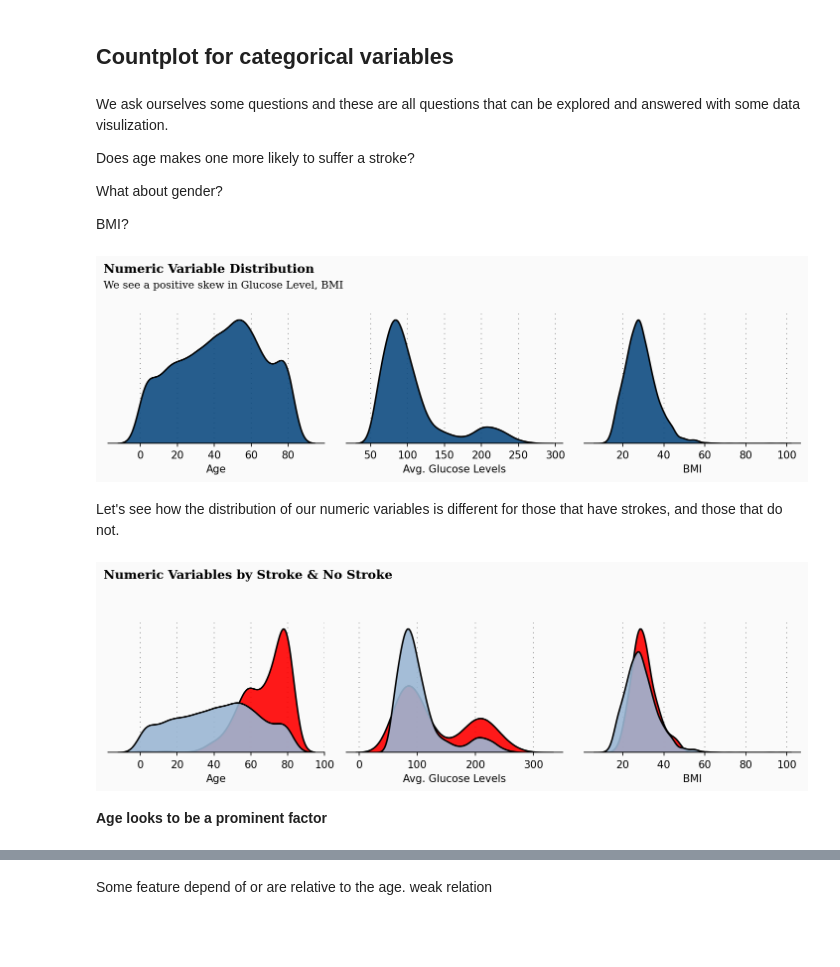
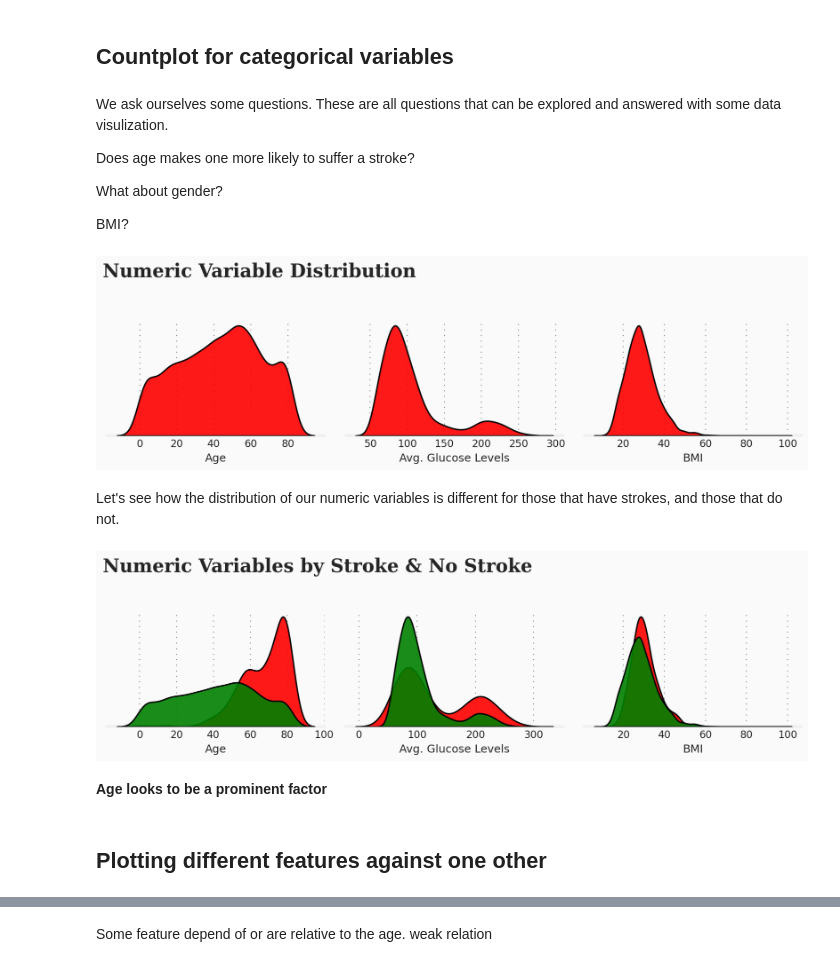
Before and after one commit to sgso-free/proyect-4geeks-grupo6, a Jupyter notebook: src/explorer.ipynb, the cells around one changed output, grey strips where cells are left out. Saved outputs shown, nothing was run; the diff lists cells and outputs as text; code cells hidden in the pictures; blank space fills up the shorter version.

```diff
--- a/src/explore.ipynb
+++ b/src/explorer.ipynb
@@ -123,0 +131,3 @@ from collections import Counter
+# %%
+sns.set(rc={'figure.figsize': (10, 5)})
+plt.style.use('fivethirtyeight')
@@ -372,4 +404,4 @@ Name: stroke, dtype: int64
 # %%
-df_raw = df_filter_age35.copy()
+#df_raw = df_filter_age35.copy()
 # %%
 df_raw['stroke'].value_counts()
@@ -445,9 +488,9 @@ Mostramos el paso a paso.
 # %%
 # Same labels as yours
-labels = ['35 - 44.9', '45 - 54.9', '55 - 64.9', '65 - +']
+labels = ['<34','35 - 44.9', '45 - 54.9', '55 - 64.9', '65 - +']
 
 # Define the edges between bins
-bins = [35, 45, 55, 65, np.inf]
+bins = [0,35, 45, 55, 65, np.inf]
 
 # pd.cut each column, with each bin closed on left and open on right
 df_raw['age_bins'] = pd.cut(df_raw['age'], bins=bins, labels=labels, right=False)
@@ -535,15 +570,0 @@ df_raw.sample(10)
-# %%
-df_raw['age']=df_raw['age'].astype(int)
-
-# Encoding the 'Sex' column
-df_raw['gender'] = df_raw['gender'].apply(lambda x: 1 if x == 'Male' else 0)
-df_raw['gender'].astype(int)
-
-# Encoding the 'Residence_type' column
-df_raw['Residence_type'] = df_raw['Residence_type'].apply(lambda x: 1 if x == 'Urban' else 0)
-
-# Encoding the 'Residence_type' column
-df_raw['ever_married'] = df_raw['ever_married'].apply(lambda x: 1 if x == 'Yes' else 0)
-
-# Encoding the 'Embarked' column
-df_raw['work_type'] = df_raw['work_type'].map({'Private' : 0, 'Self-employed': 1, 'children': 2 , 'Govt_job':3, 'Never_worked':4})
@@ -618,7 +592,7 @@ df_raw.sample(20)
 # %% [markdown]
 ## Countplot for categorical variables
 # %% [markdown]
-We ask ourselves some questions and these are all questions that can be explored and answered with some data visulization.
+We ask ourselves some questions. These are all questions that can be explored and answered with some data visulization.
 
 Does age makes one more likely to suffer a stroke?
 
@@ -633,37 +606,37 @@ conts = ['age','avg_glucose_level','bmi']
 fig = plt.figure(figsize=(12, 12), dpi=150, facecolor='#fafafa')
 gs = fig.add_gridspec(4, 3)
 gs.update(wspace=0.1, hspace=0.4)
 
 background_color = "#fafafa"
 
 plot = 0
 for row in range(0, 1):
     for col in range(0, 3):
         locals()["ax"+str(plot)] = fig.add_subplot(gs[row, col])
         locals()["ax"+str(plot)].set_facecolor(background_color)
         locals()["ax"+str(plot)].tick_params(axis='y', left=False)
         locals()["ax"+str(plot)].get_yaxis().set_visible(False)
         for s in ["top","right","left"]:
             locals()["ax"+str(plot)].spines[s].set_visible(False)
         plot += 1
 
 plot = 0
 for variable in conts:
-        sns.kdeplot(df_raw[variable] ,ax=locals()["ax"+str(plot)], color='#0f4c81', shade=True, linewidth=1.5, ec='black',alpha=0.9, zorder=3, legend=False)
+        sns.kdeplot(df_raw[variable] ,ax=locals()["ax"+str(plot)], color='red', shade=True, linewidth=1.5, ec='black',alpha=0.9, zorder=3, legend=False)
         locals()["ax"+str(plot)].grid(which='major', axis='x', zorder=0, color='gray', linestyle=':', dashes=(1,5))
         plot += 1
 
 ax0.set_xlabel('Age')
 ax1.set_xlabel('Avg. Glucose Levels')
 ax2.set_xlabel('BMI')
 
 
-ax0.text(-20, 0.022, 'Numeric Variable Distribution', fontsize=12, fontweight='bold', fontfamily='serif')
-ax0.text(-20, 0.02, 'We see a positive skew in Glucose Level, BMI', fontsize=10, fontweight='light', fontfamily='serif')
+ax0.text(-20, 0.023, 'Numeric Variable Distribution', fontsize=20, fontweight='bold', fontfamily='serif')
+
 
 plt.show()
 # %% [output]
-[figure, old version]
+[figure, new version]
 # %% [markdown]
 Let's see how the distribution of our numeric variables is different for those that have strokes, and those that do not.
 # %%
@@ -687,10 +660,11 @@ plot = 0
 
 s = df_raw[df_raw['stroke'] == 1]
 ns = df_raw[df_raw['stroke'] == 0]
-
+##0f4c81
+##9bb7d4
 for feature in conts:
         sns.kdeplot(s[feature], ax=locals()["ax"+str(plot)], color='red', shade=True, linewidth=1.5, ec='black',alpha=0.9, zorder=3, legend=False)
-        sns.kdeplot(ns[feature],ax=locals()["ax"+str(plot)], color='#9bb7d4', shade=True, linewidth=1.5, ec='black',alpha=0.9, zorder=3, legend=False)
+        sns.kdeplot(ns[feature],ax=locals()["ax"+str(plot)], color='green', shade=True, linewidth=1.5, ec='black',alpha=0.9, zorder=3, legend=False)
         locals()["ax"+str(plot)].grid(which='major', axis='x', zorder=0, color='gray', linestyle=':', dashes=(1,5))
         plot += 1
 
@@ -700,13 +674,15 @@ ax2.set_xlabel('BMI')
 #ax3.set_xlabel('Gender')
 
 
-ax0.text(-20, 0.056, 'Numeric Variables by Stroke & No Stroke', fontsize=12, fontweight='bold', fontfamily='serif')
+ax0.text(-20, 0.056, 'Numeric Variables by Stroke & No Stroke', fontsize=20, fontweight='bold', fontfamily='serif')
 
 plt.show()
 # %% [output]
-[figure, old version]
+[figure, new version]
 # %% [markdown]
 **Age looks to be a prominent factor**
+# %% [markdown]
+## Plotting different features against one other
 # %%
 #Let's check the categories in each of our object type features
 
```
Also changed, not shown: parts of 215 cells of this notebook, 3 other files.
